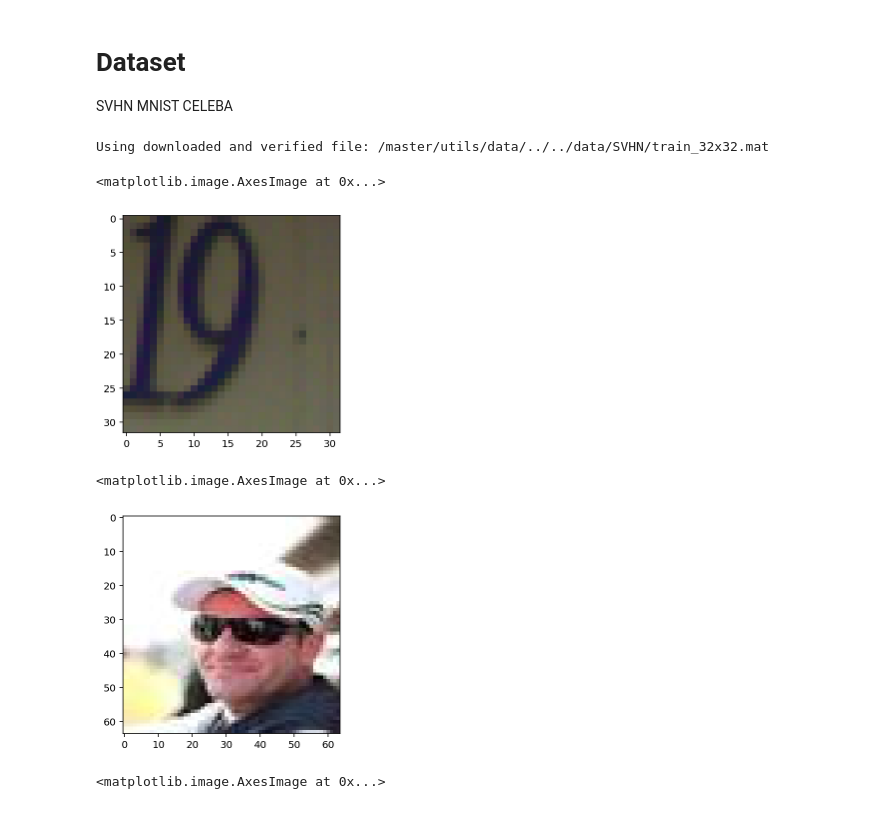
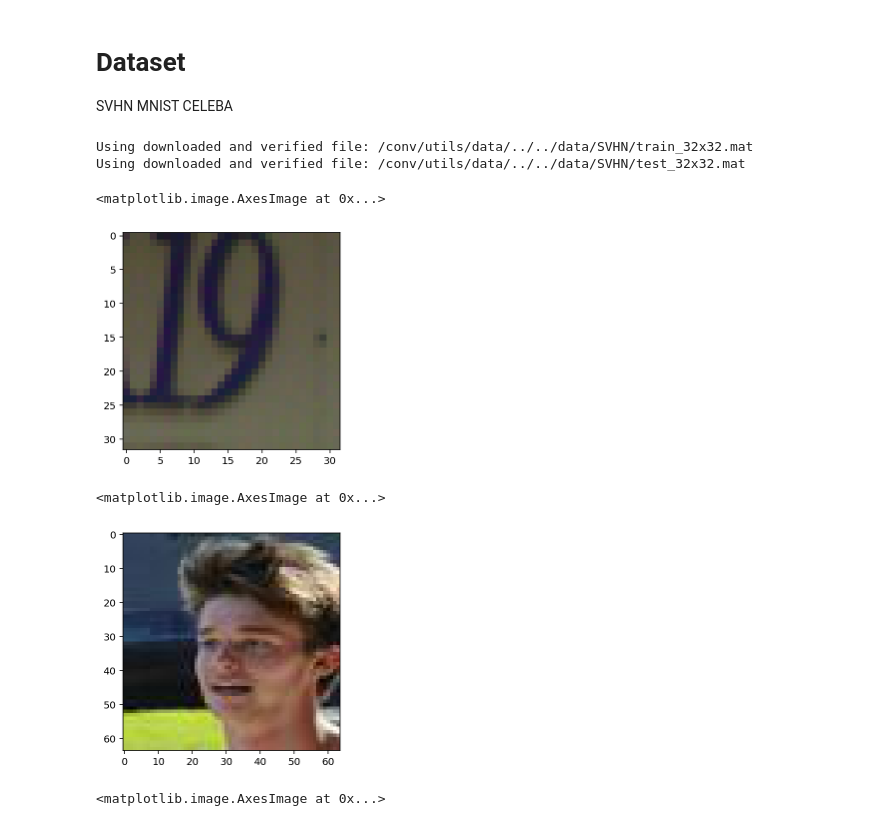
Before and after one commit to YannDubs/Semi-Supervised-Neural-Processes, a Jupyter notebook: notebooks/Neural Process Images.ipynb, the cells around one changed output. Saved outputs shown, nothing was run; the diff lists cells and outputs as text; code cells hidden in the pictures.

```diff
--- a/notebooks/Neural Process Images.ipynb
+++ b/notebooks/Neural Process Images.ipynb
@@ -51,22 +51,23 @@ c=adddata.get_dataset("celeba")
 # %%
-celeba = adddata.get_dataset("celeba")()
-svhn = get_dataset("svhn")()
+celeba_train, celeba_test = train_dev_split(adddata.get_dataset("celeba")(), dev_size=0.1, is_stratify=False)
+svhn_train, _, svhn_test = get_train_dev_test_ssl("svhn", dev_size=0)
 mnist_train, _, mnist_test = get_train_dev_test_ssl("mnist", dev_size=0)
 # %% [output]
-Using downloaded and verified file: /master/utils/data/../../data/SVHN/train_32x32.mat
+Using downloaded and verified file: /conv/utils/data/../../data/SVHN/train_32x32.mat
+Using downloaded and verified file: /conv/utils/data/../../data/SVHN/test_32x32.mat
 # %%
 # SVHN
 im_idx = 1
-plt.imshow(svhn[im_idx][0].permute(1, 2, 0))
+plt.imshow(svhn_train[im_idx][0].permute(1, 2, 0))
 # %% [output]
 <matplotlib.image.AxesImage at 0x...>
-[figure, old version]
+[figure, new version]
 # %%
 # CELEBA
-plt.imshow(celeba[im_idx][0].permute(1, 2, 0))
+plt.imshow(celeba_train[im_idx][0].permute(1, 2, 0))
 # %% [output]
 <matplotlib.image.AxesImage at 0x...>
-[figure, old version]
+[figure, new version]
 # %%
 # MNIST
 im_idx = 1
```
Also changed, not shown: parts of 23 cells of this notebook, 9 other files.
